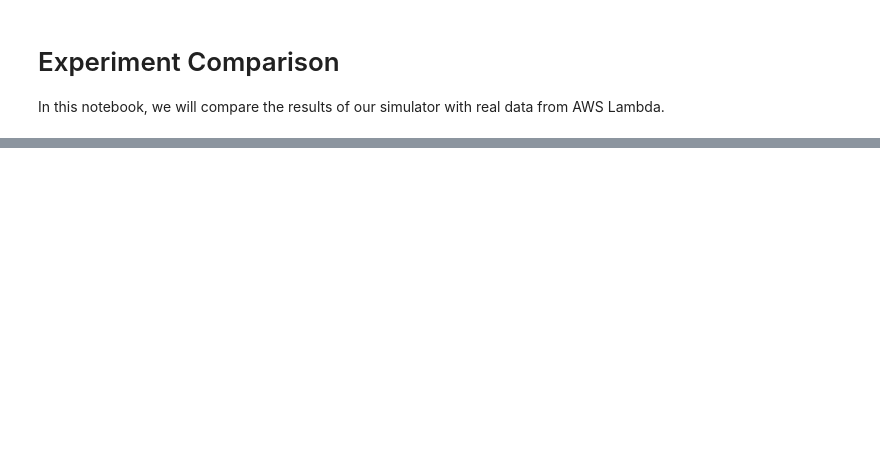
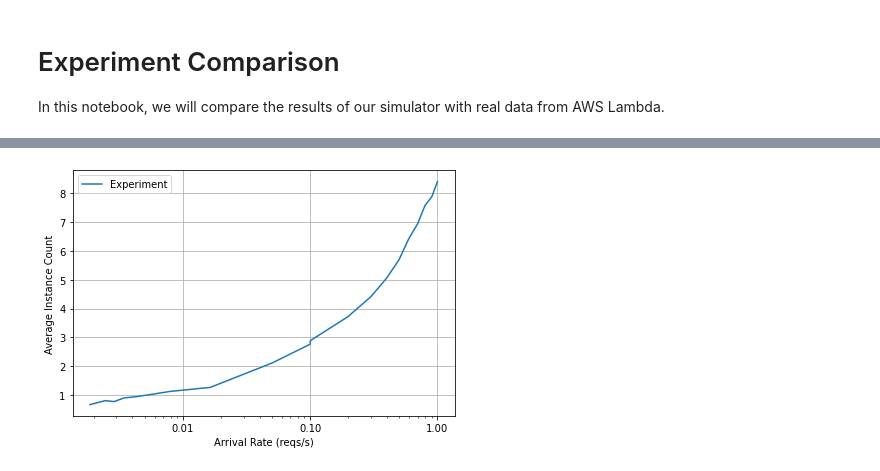
Before and after one commit to pacslab/simfaas, a Jupyter notebook: examples/04-Experiment-Comparison.ipynb, the cells around one changed output, grey strips where cells are left out. Cells and saved outputs as stored; diff of their text form; code cells hidden in the pictures; blank space fills up the shorter version.

```diff
--- a/examples/04-Experiment-Comparison.ipynb
+++ b/examples/04-Experiment-Comparison.ipynb
@@ -84,0 +92,11 @@ plt.gca().xaxis.set_major_formatter(ScalarFormatter())
+# %%
+plt.semilogx(exp_df['ArrivalRate'], exp_df['AverageInstanceCount'], label='Experiment')
+plt.legend()
+plt.grid(True)
+plt.tight_layout()
+plt.ylabel("Average Instance Count")
+plt.xlabel('Arrival Rate (reqs/s)')
+plt.gca().xaxis.set_major_formatter(ScalarFormatter())
+plt.gcf().subplots_adjust(left=0.09, bottom=0.11)
+# %% [output]
+[figure, added]
```
Also changed, not shown: parts of 2 cells of this notebook.
